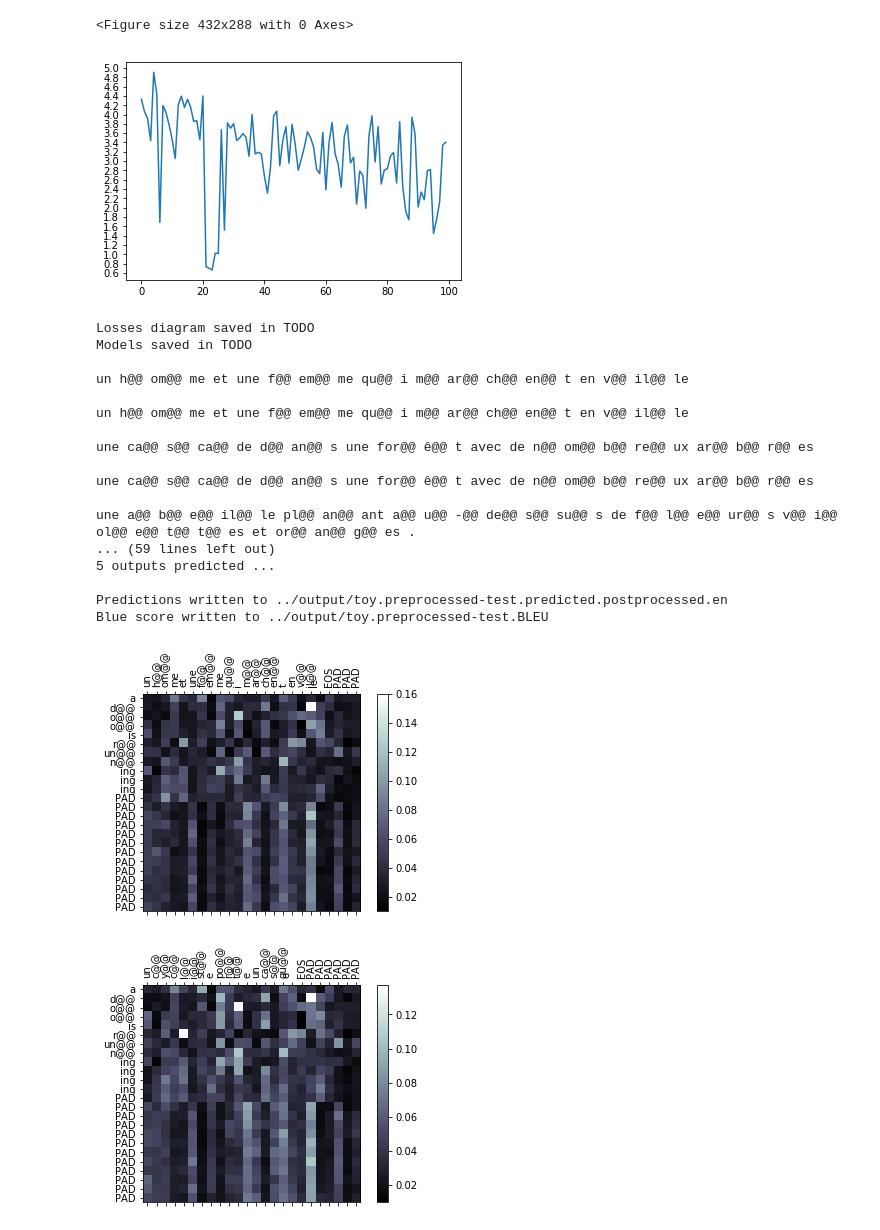
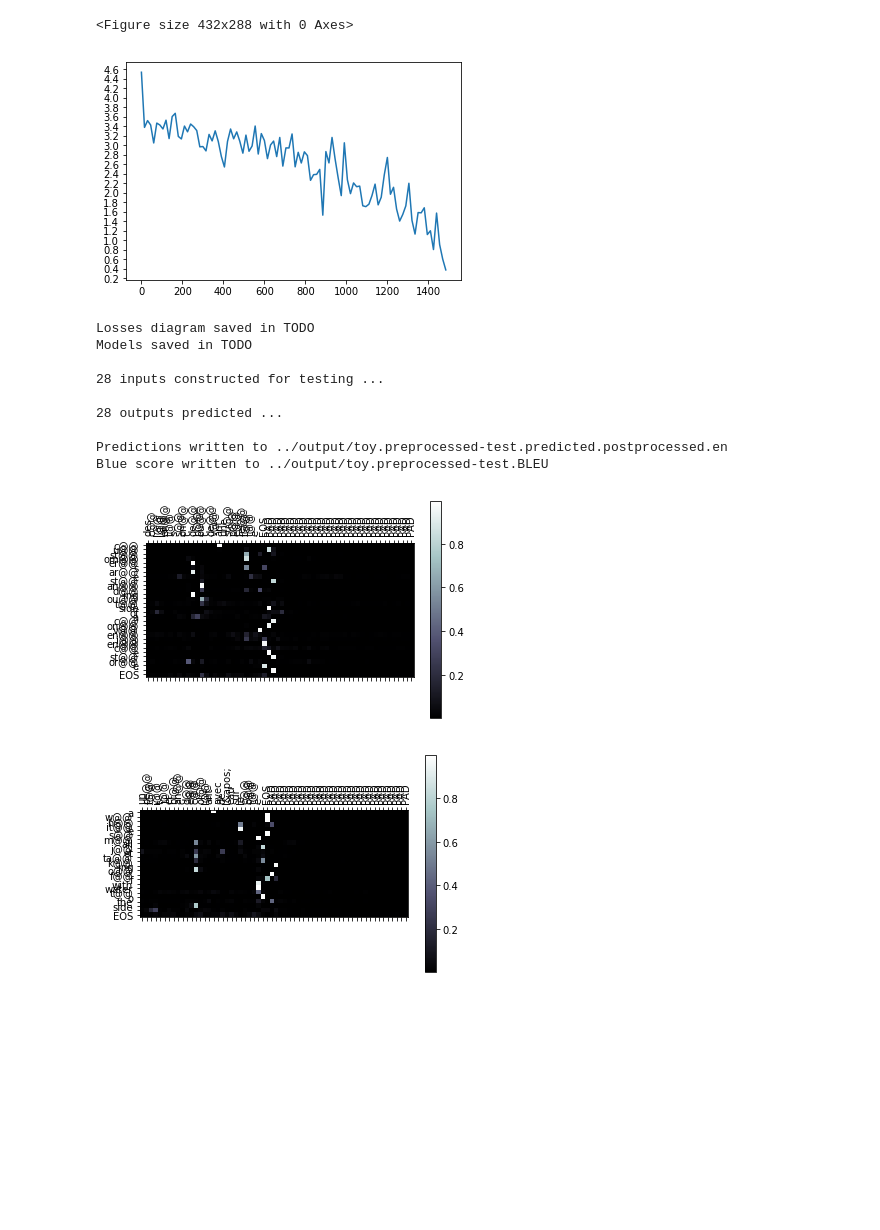
Before and after one commit to maartje/NLP2-Project2, a Jupyter notebook: src/Notebook_Pipeline.ipynb, the cells around one changed output. Saved outputs shown, nothing was run; the diff lists cells and outputs as text; code cells hidden in the pictures; blank space fills up the shorter version.

```diff
--- a/src/Notebook_Pipeline.ipynb
+++ b/src/Notebook_Pipeline.ipynb
@@ -24,10 +24,12 @@ def train_model(index_array_pairs, s_vocab_size, t_vocab_size, max_length):
     # return trained models and info to plot the losses
     return encoder, attn_decoder, plot_losses, plot_every
 # %%
+#### TOY DATA
+
 hidden_size = 256
 dropout_p = 0.1
 learning_rate = 0.01
-n_iters = 100 #1500
+n_iters = 1500
 max_hours = 9
 
 MAX_LENGTH = 24
@@ -35,10 +37,10 @@ MAX_LENGTH = 24
     fp.spath_toy, fp.tpath_toy,
     fp.spath_toy, fp.tpath_toy,
     train_model, predict_all,
-    max_length = MAX_LENGTH,
+    max_sentence_length = MAX_LENGTH,
     replace_unknown_words = False,
     use_bpe = True, num_operations = 80, vocab_threshold = 1,
-    useCache = False)
+    padding = False)
 # %% [output]
 Data files preprocessed ...
 
@@ -59,22 +61,14 @@ une a@@ b@@ e@@ il@@ le pl@@ an@@ ant a@@ u@@ -@@ de@@ s@@ su@@ s de f@@ l@@ e@@
 Training finished ...
 <Figure size 432x288 with 0 Axes>
-[figure, old version]
+[figure, new version]
 Losses diagram saved in TODO
 Models saved in TODO
 
-un h@@ om@@ me et une f@@ em@@ me qu@@ i m@@ ar@@ ch@@ en@@ t en v@@ il@@ le
+28 inputs constructed for testing ...
 
-un h@@ om@@ me et une f@@ em@@ me qu@@ i m@@ ar@@ ch@@ en@@ t en v@@ il@@ le
-
-une ca@@ s@@ ca@@ de d@@ an@@ s une for@@ ê@@ t avec de n@@ om@@ b@@ re@@ ux ar@@ b@@ r@@ es
-
-une ca@@ s@@ ca@@ de d@@ an@@ s une for@@ ê@@ t avec de n@@ om@@ b@@ re@@ ux ar@@ b@@ r@@ es
-
-une a@@ b@@ e@@ il@@ le pl@@ an@@ ant a@@ u@@ -@@ de@@ s@@ su@@ s de f@@ l@@ e@@ ur@@ s v@@ i@@ ol@@ e@@ t@@ t@@ es et or@@ an@@ g@@ es .
-... (59 lines left out)
-5 outputs predicted ...
+28 outputs predicted ...
 
 Predictions written to ../output/toy.preprocessed-test.predicted.postprocessed.en
 Blue score written to ../output/toy.preprocessed-test.BLEU
-[figure, old version]
+[figure, new version]
-[figure, old version]
+[figure, new version]
```
Also changed, not shown: parts of 3 cells of this notebook, 2 other files.
